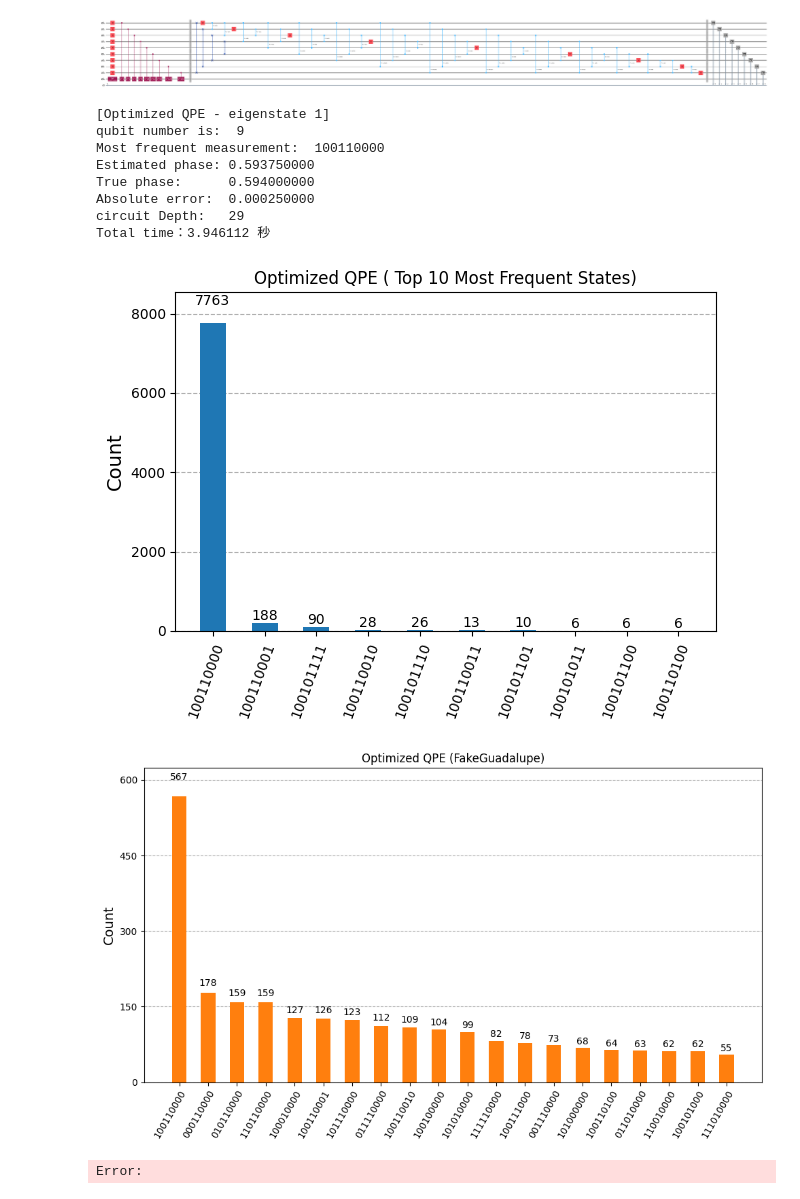
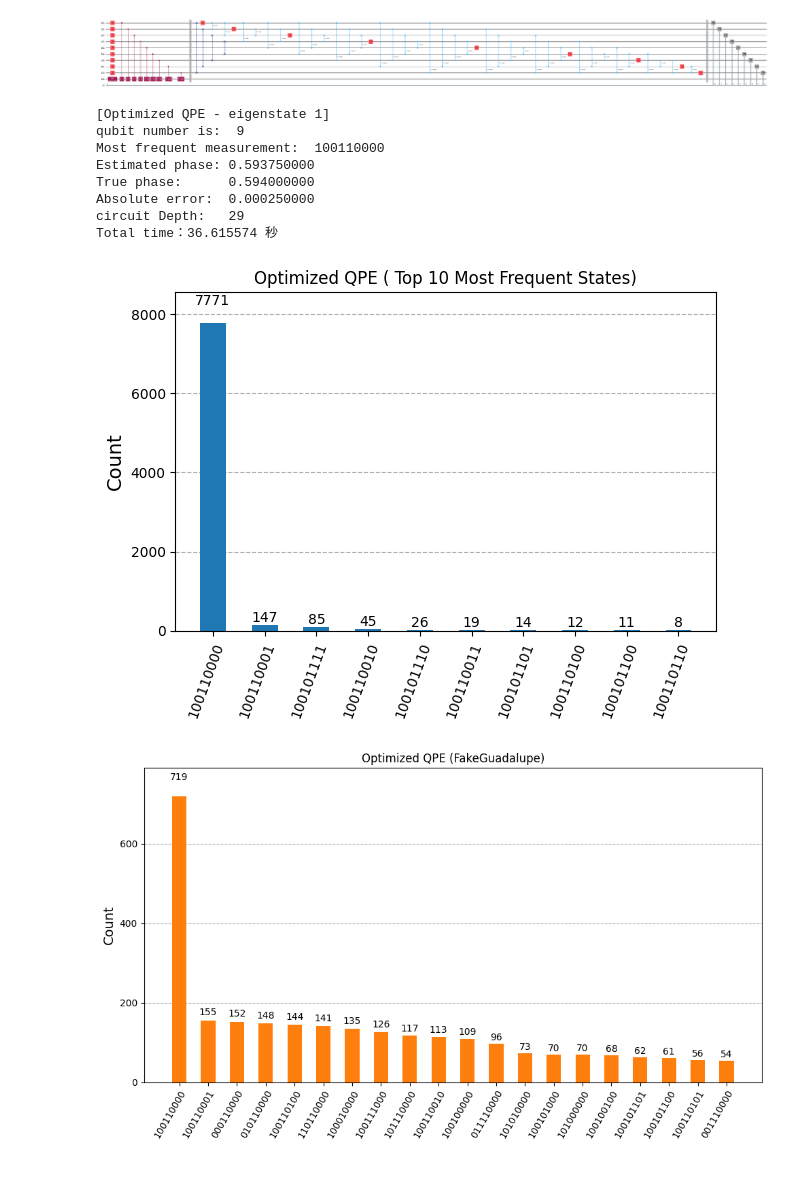
Before and after one commit to bananfekjfn/Quantum-Phase-Estimation-Classical-Optimized-, a Jupyter notebook: Quantum-phase-estimation (Optimized).ipynb, the cells around one changed output. Drawn from its saved outputs; the diff is of its cells as text; code cells hidden in the pictures.

```diff
--- a/Quantum-phase-estimation (Optimized).ipynb
+++ b/Quantum-phase-estimation (Optimized).ipynb
@@ -37,7 +37,7 @@ def generate_tridiagonal_toeplitz(n):
     return A
 start_time = time.time()
 L = generate_tridiagonal_toeplitz(a)    #Hermitian Toeplitz 通道矩陣
-𝐿U = expm(1j * 2 * pi * actual_phase * L)
+U = expm(1j * 2 * pi * actual_phase * L)
 
 # === IQFT ===
 def inverse_qft(circ, qubits):
@@ -186,12 +186,11 @@ Total time：1.977526 秒
 [figure]
 [Optimized QPE - eigenstate 1]
 qubit number is:  9
 Most frequent measurement:  100110000
 Estimated phase: 0.593750000
 True phase:      0.594000000
 Absolute error:  0.000250000
 circuit Depth:   29
-Total time：3.946112 秒
+Total time：36.615574 秒
-[figure, old version]
+[figure, new version]
-[figure, old version]
+[figure, new version]
-Error:
```
Also changed, not shown: parts of 1 cell of this notebook.
